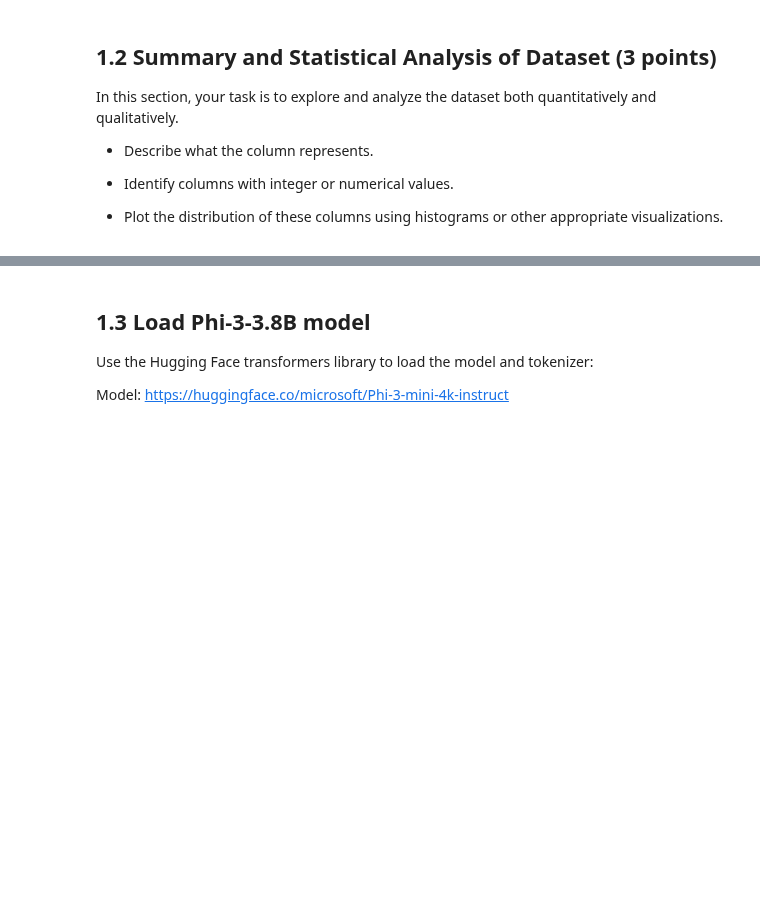
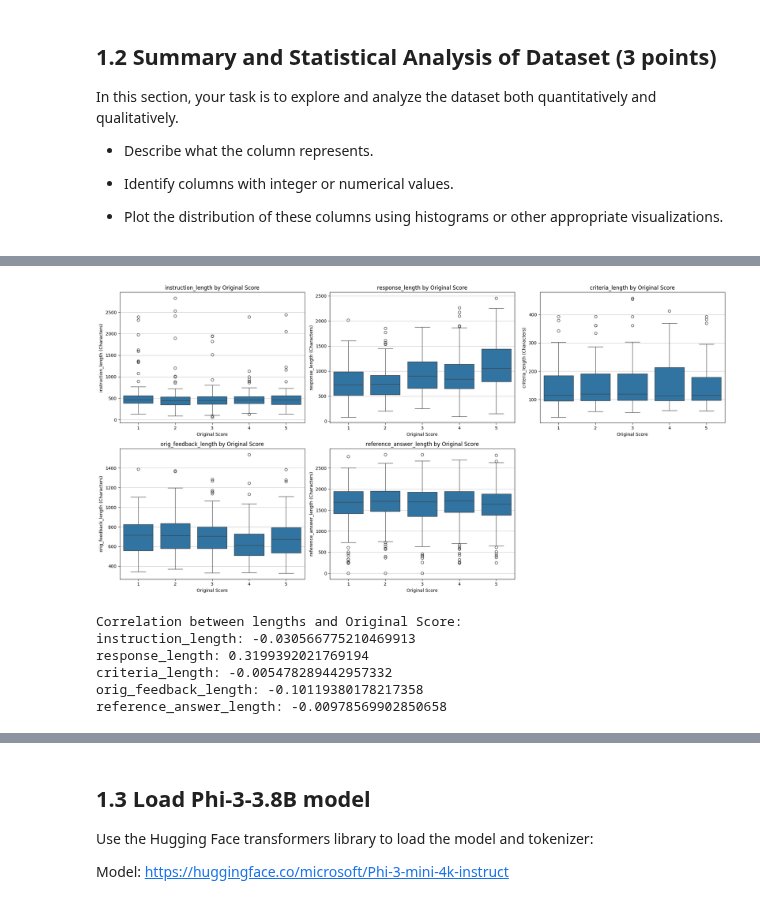
Before and after one commit to omid-moradi/LLMs-Course, a Jupyter notebook: CA3/LLM_HW3_Part1_LLM_as_a_Judge.ipynb, the cells around one changed output, grey strips where cells are left out. Saved outputs shown, nothing was run; the diff lists cells and outputs as text; code cells hidden in the pictures; blank space fills up the shorter version.

```diff
--- a/CA3/LLM_HW3_Part1_LLM_as_a_Judge.ipynb
+++ b/CA3/LLM_HW3_Part1_LLM_as_a_Judge.ipynb
@@ -129,0 +280,26 @@ In this section, your task is to explore and analyze the dataset both quantitati
+# %%
+col = ['instruction_length', 'response_length', 'criteria_length', 'orig_feedback_length', 'reference_answer_length']
+
+plt.figure(figsize=(20, 10))
+for i in range(len(col)):
+  plt.subplot(2, 3, i+1)
+  sns.boxplot(x='orig_score', y=df[col[i]], data=df)
+  plt.title(f'{col[i]} by Original Score')
+  plt.xlabel('Original Score')
+  plt.ylabel(f'{col[i]} (Characters)')
+  plt.grid(axis='y', alpha=0.75)
+
+plt.tight_layout() #
+plt.show()
+
+print("\nCorrelation between lengths and Original Score:")
+for i in range(len(col)):
+  print(f"{col[i]}: {df['orig_score'].corr(df[col[i]])}")
+# %% [output]
+[figure, added]
+Correlation between lengths and Original Score:
+instruction_length: -0.030566775210469913
+response_length: 0.3199392021769194
+criteria_length: -0.005478289442957332
+orig_feedback_length: -0.10119380178217358
+reference_answer_length: -0.00978569902850658
```
Also changed, not shown: parts of 12 cells of this notebook, 1 other file.
